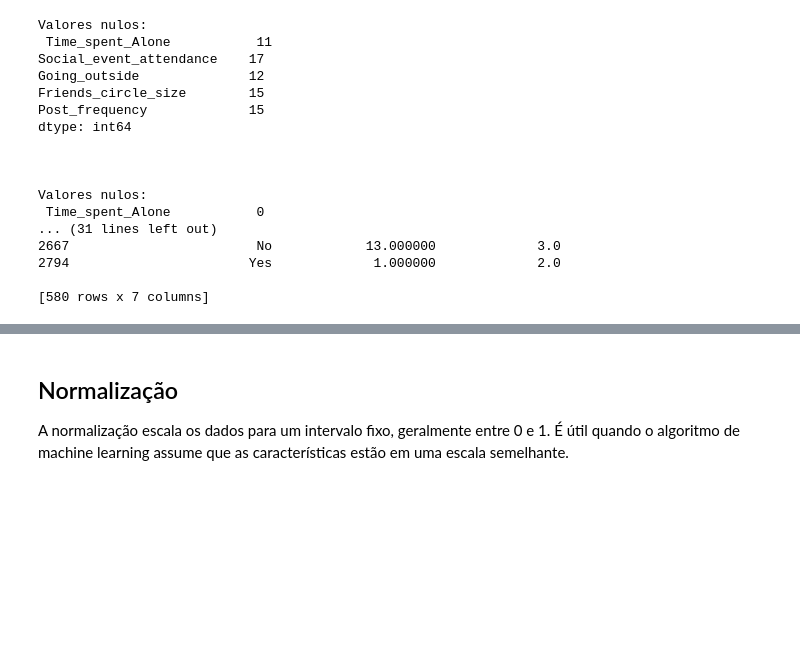
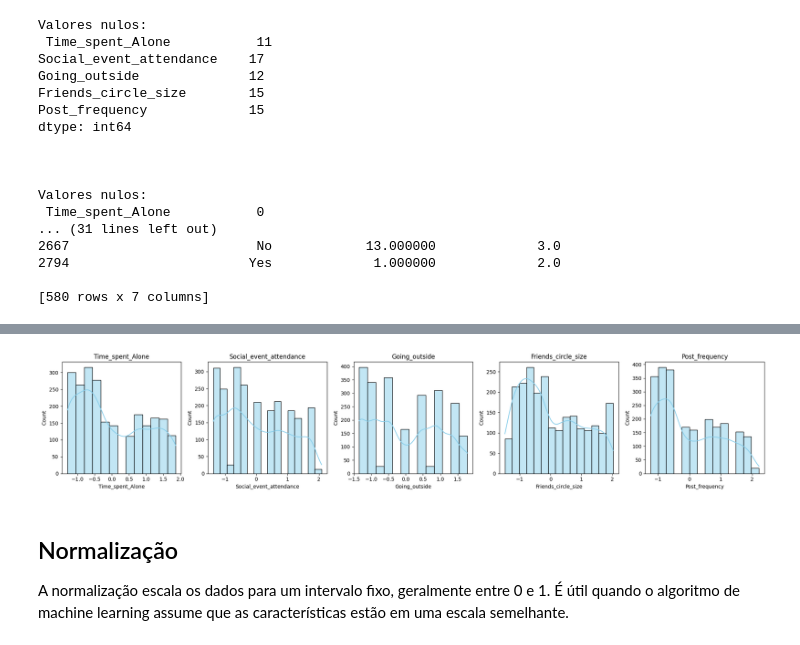
Before and after one commit to Micheline-code/pos-ciencia-de-dados-analytics-sprint-2, a Jupyter notebook: MVP_Analise_de_Dados_e_Boas_Praticas_MICHELINE_4052024001925.ipynb, the cells around one changed output, grey strips where cells are left out. Cells and saved outputs as stored; diff of their text form; code cells hidden in the pictures; blank space fills up the shorter version.

```diff
--- a/MVP_Analise_de_Dados_e_Boas_Praticas_MICHELINE_4052024001925.ipynb
+++ b/MVP_Analise_de_Dados_e_Boas_Praticas_MICHELINE_4052024001925.ipynb
@@ -642,0 +648,17 @@ Valores nulos:
+# %%
+# Seleciona variáveis numéricas para padronizacao dos conjuntos de treinamento e teste
+x_train_num_vars = x_train.select_dtypes(include='number')
+x_test_num_vars = x_test.select_dtypes(include='number')
+
+# Aprende média e desvio padrão de x_train_num_vars e aplica padronização ao conjunto x_train_num_vars
+scaler_std.fit(x_train_num_vars)
+x_train_num_vars_standardized = scaler_std.transform(x_train_num_vars)
+
+# Aplica padronização ao conjunto x_test_num_vars com métricas aprendidas de x_train_num_vars
+x_test_num_vars_standardized = scaler_std.transform(x_test_num_vars)
+# %%
+# Exibe as primeiras linhas dos dados de treinamento padronizados
+df_train_standardized = pd.DataFrame(x_train_num_vars_standardized, columns=x_train_num_vars.columns)
+
+print("\nPrimeiras 5 linhas dos dados padronizados (treino):")
+print(df_train_standardized.head())
@@ -643,3 +680,16 @@ Valores nulos:
+# %%
+cols_train = df_train_standardized.select_dtypes(include='number').columns
+
+fig, axes = plt.subplots(1, 5, figsize=(20, 4))
+
+for i, col in enumerate(cols_train):
+    sns.histplot(data=df_train_standardized, x=col, kde=True, ax=axes[i], color='skyblue')
+    axes[i].set_title(col)
+
+plt.tight_layout()
+plt.show()
+# %% [output]
+[figure, added]
 # %% [markdown]
 ## Normalização
 
```
Also changed, not shown: parts of 14 cells of this notebook.
